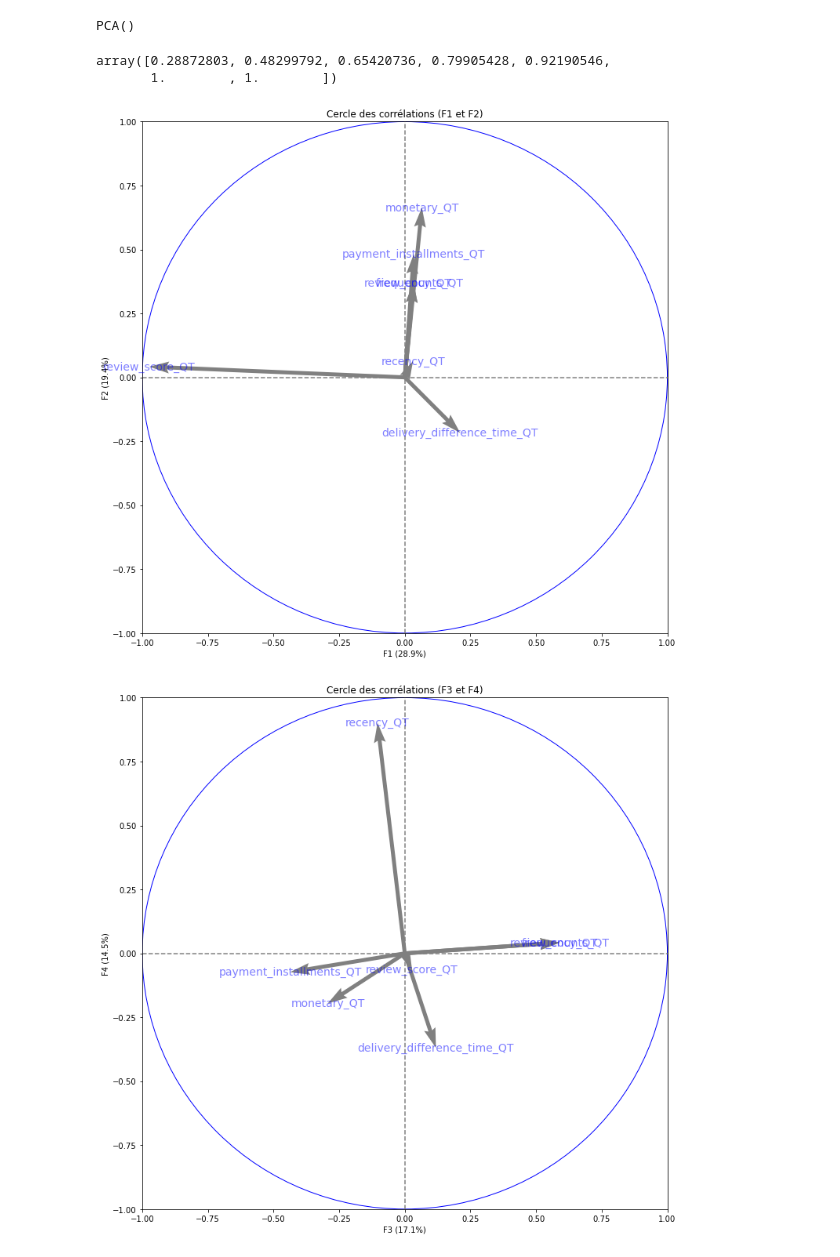
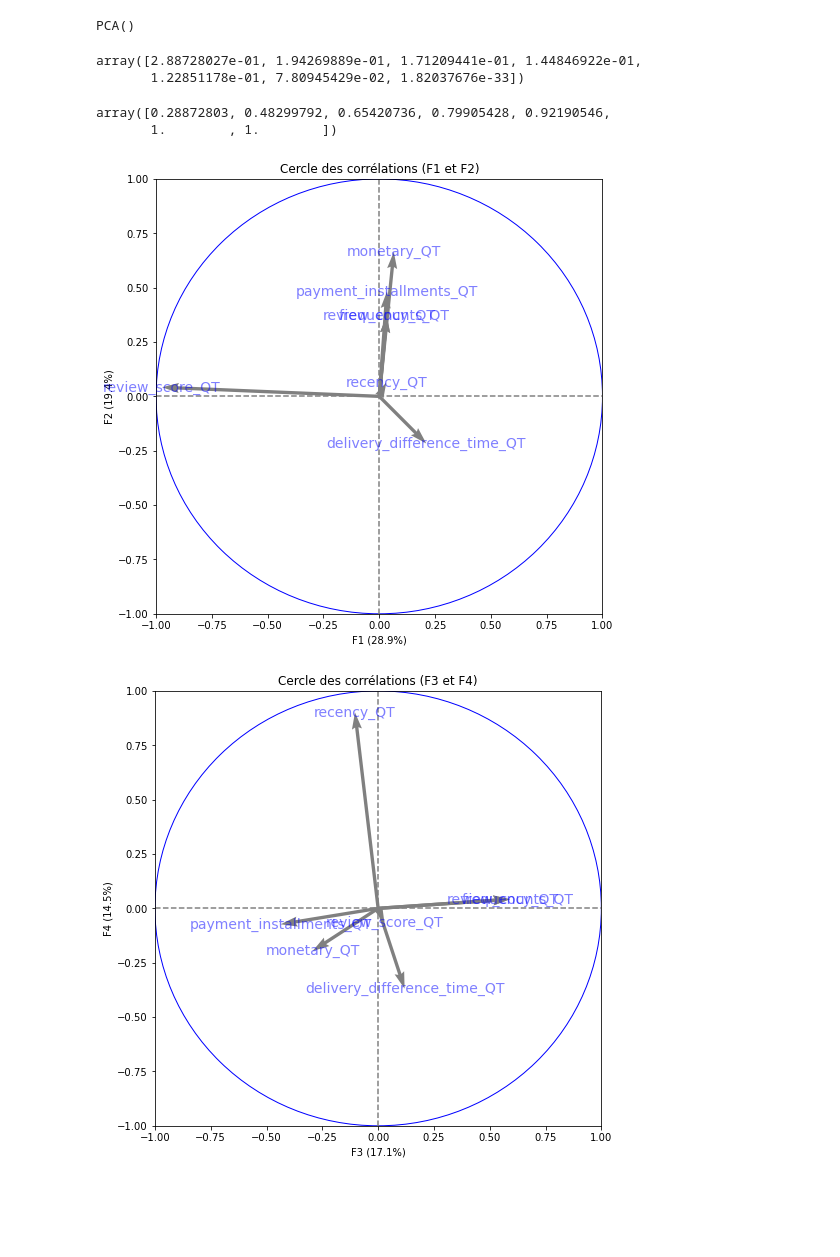
Before and after one commit to yhereng/OpenClassrooms, a Jupyter notebook: OC-P5/P5 - Segmentation Marketing - EDA.ipynb, the cells around one changed output. Drawn from its saved outputs; the diff is of its cells as text; code cells hidden in the pictures; blank space fills up the shorter version.

```diff
--- a/OC-P5/P5 - Segmentation Marketing - EDA.ipynb
+++ b/OC-P5/P5 - Segmentation Marketing - EDA.ipynb
@@ -548,4 +603,4 @@ for i in range(len(quarters)):
     )
 # %%
-full_df = compute_features(create_master_quarter(master,quarters[0],quarters[-1])
-                         ,df_customer_unique)
+full_df = compute_features(create_master_quarter(
+    master, quarters[0], quarters[-1]), df_customer_unique)
@@ -652,7 +738,8 @@ full_df['delivery_difference_time'] = imputer.fit_transform(
 # %%
-def imputer(df,cols):
+def imputer(df, cols):
     imputer = SimpleImputer(strategy='mean')
     for col in cols:
-        df[col] = imputer.fit_transform(np.array(df[col].values.reshape(-1,1)))
+        df[col] = imputer.fit_transform(
+            np.array(df[col].values.reshape(-1, 1)))
     return df
 # %%
@@ -668,6 +755,9 @@ np.save('data/quarters_df',quarters_df,allow_pickle=True)
 full_df.to_pickle('data/full_df')
 # %% [markdown]
 ## PCA
+# %%
+full_df = pd.read_pickle('data/full_df')
+quarters_df = np.load('data/quarters_df.npy', allow_pickle=True)
 # %%
 full_df.columns
 # %% [output]
@@ -703,6 +793,11 @@ pca = PCA()
 pca.fit(X_impute)
 # %% [output]
 PCA()
+# %%
+pca.explained_variance_ratio_
+# %% [output]
+array([2.88728027e-01, 1.94269889e-01, 1.71209441e-01, 1.44846922e-01,
+       1.22851178e-01, 7.80945429e-02, 1.82037676e-33])
 # %%
 pca.explained_variance_ratio_.cumsum()
 # %% [output]
@@ -714,7 +809,7 @@ def display_circles(pcs, n_comp, pca, axis_ranks, labels=None, label_rotation=0,
         if d2 < n_comp:
 
             # initialisation de la figure
-            fig, ax = plt.subplots(figsize=(12, 12))
+            fig, ax = plt.subplots(figsize=(8, 8))
 
             # détermination des limites du graphique
             if lims is not None:
@@ -766,7 +861,8 @@ def display_circles(pcs, n_comp, pca, axis_ranks, labels=None, label_rotation=0,
             plt.show(block=False)
 # %%
 pcs = pca.components_
-display_circles(pcs, 4, pca, [(0,1),(2,3),(4,5)], labels = np.array(features),label_rotation=0)
+display_circles(pcs, 4, pca, [(0, 1), (2, 3), (4, 5)],
+                labels=np.array(features), label_rotation=0)
 # %% [output]
-[figure, old version]
+[figure, new version]
-[figure, old version]
+[figure, new version]
```
Also changed, not shown: parts of 47 cells of this notebook, 1 other file.
